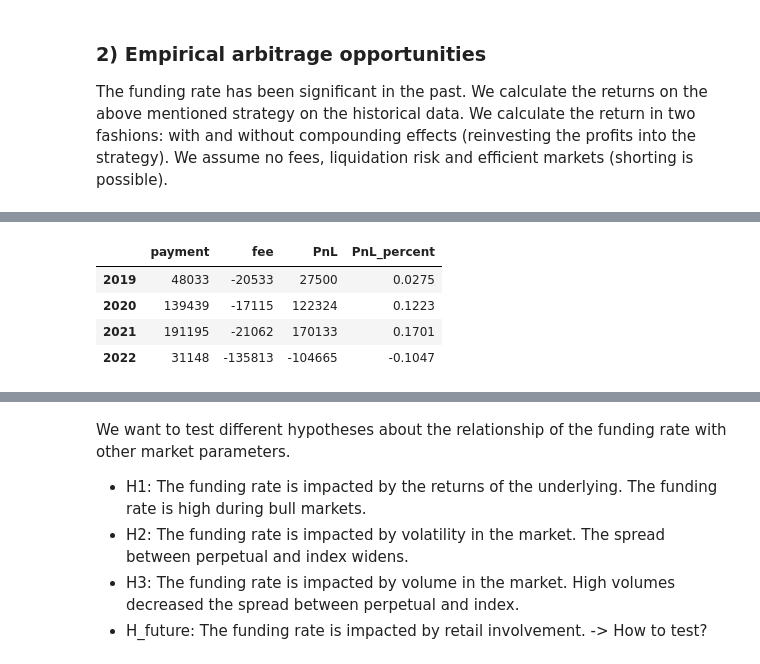
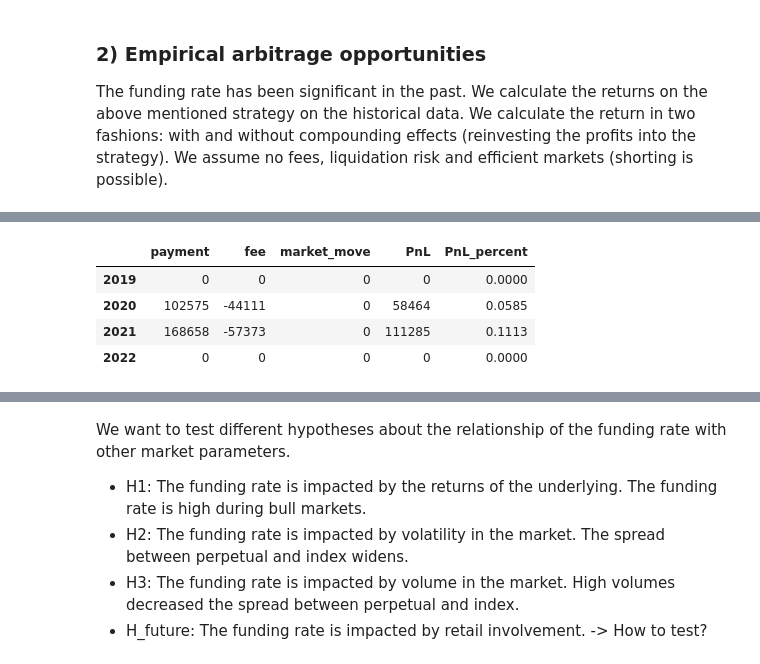
Before and after one commit to vivowa/perpetuals, a Jupyter notebook: perpetual.ipynb, the cells around one changed output, grey strips where cells are left out. Drawn from its saved outputs; the diff is of its cells as text; code cells hidden in the pictures.

```diff
--- a/perpetual.ipynb
+++ b/perpetual.ipynb
@@ -266,16 +298,16 @@ margin = notional/2/leverage
 # %%
-def open_position():
-    position_spot = share_spot*notional/(ethusdt_spot *(1+fee_spot))
-    position_der = share_der*notional/(ethusdt_perp *(1+fee_derivative))
-    fee = (share_spot*notional*fee_spot+share_der*notional*fee_derivative)*-1
-    return position_spot, position_der, fee
+def open_position(position_spot, position_der, fee, cash_acc):
+    position_spot = share_spot*cash_acc/(ethusdt_spot*(1+fee_spot))
+    position_der = share_der*cash_acc/(ethusdt_perp*(1+fee_derivative))
+    fee = (share_spot*cash_acc*fee_spot+share_der*cash_acc*fee_derivative)*-1
+    cash_acc = 0
+    return position_spot, position_der, fee, cash_acc
 
-def close_position():
+def close_position(position_spot, position_der, fee, cash_acc):
+    spot_temp = int(position_spot*ethusdt_spot*(1-fee_spot))
+    perp_temp = int(position_der*(buyin_perp*2-ethusdt_perp)*(1-fee_derivative))
+    cash_acc = spot_temp+perp_temp
+    fee = (position_spot*ethusdt_spot*(fee_spot)+position_der*(buyin_perp*2-ethusdt_perp)*(fee_derivative))*-1
     position_spot = 0
     position_der = 0
-    fee = (share_spot*notional*fee_spot+share_der*notional*fee_derivative)*-1
-    return position_spot, position_der, fee
-
-
-share_spot = (1-fee_derivative)/(2-fee_spot-fee_derivative)
-share_der = 1-share_spot
+    return position_spot, position_der, fee, cash_acc
@@ -311,7 +365,7 @@ for i in range(0, len(panel)):
 # %%
-df = pd.DataFrame(lst, columns=['epoch', 'timestamp', 'position_open', 'position_spot', 'position_der', 'fee', 'funding_rate', 'payment'])
+df = pd.DataFrame(lst, columns=['epoch', 'timestamp', 'position_open', 'cash_acc', 'position_spot', 'position_der', 'fee', 'payment', 'buyin_spot', 'buyin_perp', 'ethusdt_spot', 'ethusdt_perp', 'funding_rate'])
 
-df['PnL'] = df['payment'].rolling(3*365, min_periods=1).sum() + df['fee'].rolling(window, min_periods=1).sum()
+df['PnL'] = df['payment'].rolling(3*365, min_periods=1).sum() + df['fee'].rolling(3*365, min_periods=1).sum()
 standard_deviation = int(df['payment'].std()*np.sqrt(3*365))
 
 payment = int(df['payment'].mean()*3*365) #annualized
@@ -322,20 +398,31 @@ The simple strategies pays $147832 (annualized) with $-30146 in fees. The annual
+# %%
+balance_2019 = 0
+balance_2020 = 0
+balance_2021 = 0
+balance_2022 = 0
+# %%
+balance_20= df_['cash_acc'].iloc[-1] - notional
+balance_2022
+balance_2022 = balance_2022-balance_2021
+balance_2022
 # %%
 #splitting the statistics into years
 df_2019 = df[(df['timestamp'] < pd.to_datetime('2020-01-01'))].reset_index(drop=True)
 df_2020 = df[(df['timestamp'] >= pd.to_datetime('2020-01-01')) & (df['timestamp'] < pd.to_datetime('2021-01-01'))].reset_index(drop=True)
 df_2021 = df[(df['timestamp'] >= pd.to_datetime('2021-01-01')) & (df['timestamp'] < pd.to_datetime('2022-01-01'))].reset_index(drop=True)
 df_2022 = df[(df['timestamp'] >= pd.to_datetime('2022-01-01'))].reset_index(drop=True)
 
 results = pd.DataFrame(
     {'payment': [int(df_2019['payment'].mean()*3*365), int(df_2020['payment'].mean()*3*365), int(df_2021['payment'].mean()*3*365), int(df_2022['payment'].mean()*3*365)],
-    'fee': [int(df_2019['fee'].mean()*3*365), int(df_2020['fee'].mean()*3*365), int(df_2021['fee'].mean()*3*365), int(df_2022['fee'].mean()*3*365)]},
+    'fee': [int(df_2019['fee'].mean()*3*365), int(df_2020['fee'].mean()*3*365), int(df_2021['fee'].mean()*3*365), int(df_2022['fee'].mean()*3*365)],
+    'market_move':[balance_2019, balance_2020, balance_2021, balance_2022]},
     index = ['2019', '2020', '2021', '2022'])
-results['PnL'] = results['payment'] + results['fee']
+results['PnL'] = results['payment'] + results['fee'] + results['market_move']
 results['PnL_percent'] = np.round(results['PnL']/notional,4)
 results
 # %% [output]
-|  | payment | fee | PnL | PnL_percent |
-| 2019 | 48033 | -20533 | 27500 | 0.0275 |
-| 2020 | 139439 | -17115 | 122324 | 0.1223 |
-| 2021 | 191195 | -21062 | 170133 | 0.1701 |
-| 2022 | 31148 | -135813 | -104665 | -0.1047 |
+|  | payment | fee | market_move | PnL | PnL_percent |
+| 2019 | 0 | 0 | 0 | 0 | 0.0000 |
+| 2020 | 102575 | -44111 | 0 | 58464 | 0.0585 |
+| 2021 | 168658 | -57373 | 0 | 111285 | 0.1113 |
+| 2022 | 0 | 0 | 0 | 0 | 0.0000 |
```
Also changed, not shown: parts of 26 cells of this notebook.
